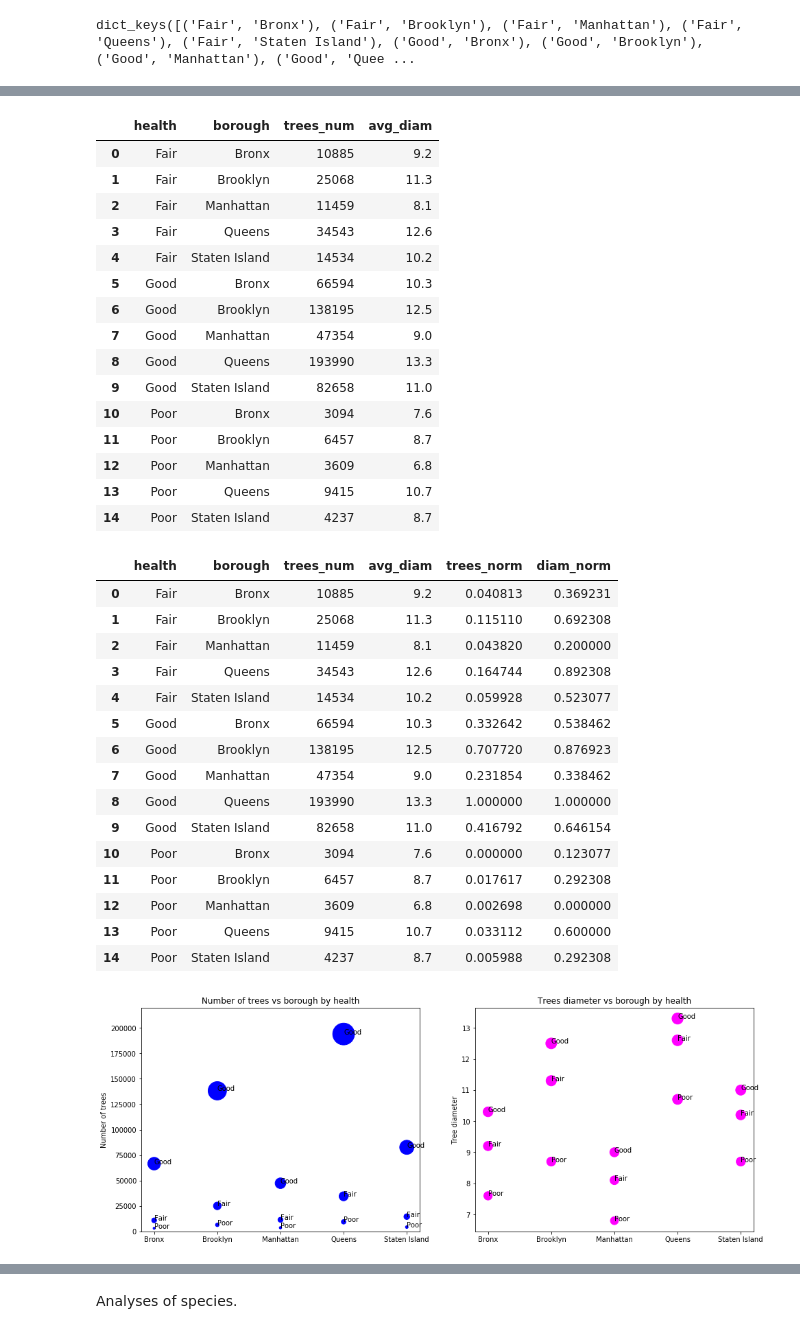
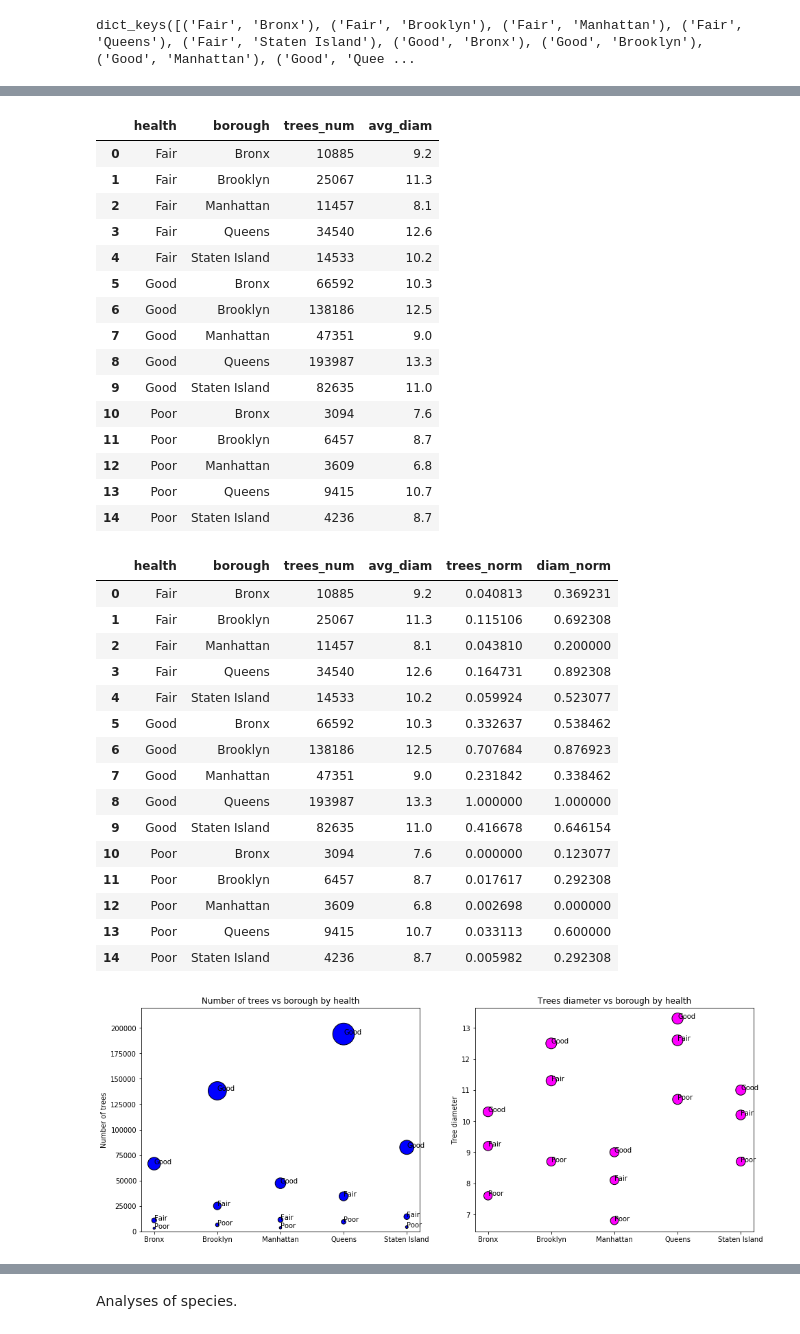
Before and after one commit to aspds18/Springboard_capstone1, a Jupyter notebook: Capstone1.ipynb, the cells around one changed output, grey strips where cells are left out. Drawn from its saved outputs; the diff is of its cells as text; code cells hidden in the pictures.

```diff
--- a/Capstone1.ipynb
+++ b/Capstone1.ipynb
@@ -110,7 +114,7 @@ longitude     652172 non-null float64
 dtypes: float64(2), int64(2), object(20)
 memory usage: 124.4+ MB
 # %%
-df.dropna(subset=['species','guards','sidewalk'],axis=0,inplace=True)
+df.dropna(subset=['species','guards','sidewalk','problems'],axis=0,inplace=True)
 df.info()
 # %% [output]
 <class 'pandas.core.frame.DataFrame'>
@@ -138,8 +142,3 @@ unique       232
 top         None
 freq      426276
 Name: problems, dtype: object
-# %%
-# Replace missing values in 'problems' column by most common entry.
-# Check that there are no missing values.
-df['problems'].fillna('None',inplace=True)
-df.info()
@@ -437,20 +427,20 @@ nd
 # %% [output]
 |  | health | borough | trees_num | avg_diam |
 | 0 | Fair | Bronx | 10885 | 9.2 |
-| 1 | Fair | Brooklyn | 25068 | 11.3 |
-| 2 | Fair | Manhattan | 11459 | 8.1 |
-| 3 | Fair | Queens | 34543 | 12.6 |
-| 4 | Fair | Staten Island | 14534 | 10.2 |
-| 5 | Good | Bronx | 66594 | 10.3 |
-| 6 | Good | Brooklyn | 138195 | 12.5 |
-| 7 | Good | Manhattan | 47354 | 9.0 |
-| 8 | Good | Queens | 193990 | 13.3 |
-| 9 | Good | Staten Island | 82658 | 11.0 |
+| 1 | Fair | Brooklyn | 25067 | 11.3 |
+| 2 | Fair | Manhattan | 11457 | 8.1 |
+| 3 | Fair | Queens | 34540 | 12.6 |
+| 4 | Fair | Staten Island | 14533 | 10.2 |
+| 5 | Good | Bronx | 66592 | 10.3 |
+| 6 | Good | Brooklyn | 138186 | 12.5 |
+| 7 | Good | Manhattan | 47351 | 9.0 |
+| 8 | Good | Queens | 193987 | 13.3 |
+| 9 | Good | Staten Island | 82635 | 11.0 |
 | 10 | Poor | Bronx | 3094 | 7.6 |
 | 11 | Poor | Brooklyn | 6457 | 8.7 |
 | 12 | Poor | Manhattan | 3609 | 6.8 |
 | 13 | Poor | Queens | 9415 | 10.7 |
-| 14 | Poor | Staten Island | 4237 | 8.7 |
+| 14 | Poor | Staten Island | 4236 | 8.7 |
 # %%
 nd['trees_norm']=(nd['trees_num']-nd['trees_num'].min())/(nd['trees_num'].max()-nd['trees_num'].min())
 nd['diam_norm']=(nd['avg_diam']-nd['avg_diam'].min())/(nd['avg_diam'].max()-nd['avg_diam'].min())
@@ -458,34 +448,34 @@ nd
 # %% [output]
 |  | health | borough | trees_num | avg_diam | trees_norm | diam_norm |
 | 0 | Fair | Bronx | 10885 | 9.2 | 0.040813 | 0.369231 |
-| 1 | Fair | Brooklyn | 25068 | 11.3 | 0.115110 | 0.692308 |
-| 2 | Fair | Manhattan | 11459 | 8.1 | 0.043820 | 0.200000 |
-| 3 | Fair | Queens | 34543 | 12.6 | 0.164744 | 0.892308 |
-| 4 | Fair | Staten Island | 14534 | 10.2 | 0.059928 | 0.523077 |
-| 5 | Good | Bronx | 66594 | 10.3 | 0.332642 | 0.538462 |
-| 6 | Good | Brooklyn | 138195 | 12.5 | 0.707720 | 0.876923 |
-| 7 | Good | Manhattan | 47354 | 9.0 | 0.231854 | 0.338462 |
-| 8 | Good | Queens | 193990 | 13.3 | 1.000000 | 1.000000 |
-| 9 | Good | Staten Island | 82658 | 11.0 | 0.416792 | 0.646154 |
+| 1 | Fair | Brooklyn | 25067 | 11.3 | 0.115106 | 0.692308 |
+| 2 | Fair | Manhattan | 11457 | 8.1 | 0.043810 | 0.200000 |
+| 3 | Fair | Queens | 34540 | 12.6 | 0.164731 | 0.892308 |
+| 4 | Fair | Staten Island | 14533 | 10.2 | 0.059924 | 0.523077 |
+| 5 | Good | Bronx | 66592 | 10.3 | 0.332637 | 0.538462 |
+| 6 | Good | Brooklyn | 138186 | 12.5 | 0.707684 | 0.876923 |
+| 7 | Good | Manhattan | 47351 | 9.0 | 0.231842 | 0.338462 |
+| 8 | Good | Queens | 193987 | 13.3 | 1.000000 | 1.000000 |
+| 9 | Good | Staten Island | 82635 | 11.0 | 0.416678 | 0.646154 |
 | 10 | Poor | Bronx | 3094 | 7.6 | 0.000000 | 0.123077 |
 | 11 | Poor | Brooklyn | 6457 | 8.7 | 0.017617 | 0.292308 |
 | 12 | Poor | Manhattan | 3609 | 6.8 | 0.002698 | 0.000000 |
-| 13 | Poor | Queens | 9415 | 10.7 | 0.033112 | 0.600000 |
-| 14 | Poor | Staten Island | 4237 | 8.7 | 0.005988 | 0.292308 |
+| 13 | Poor | Queens | 9415 | 10.7 | 0.033113 | 0.600000 |
+| 14 | Poor | Staten Island | 4236 | 8.7 | 0.005982 | 0.292308 |
 # %%
 plt.figure(figsize=(16,6))
 plt.subplot(1,2,1)
-plt.scatter(nd.borough,nd['trees_num'], s = nd['trees_norm']*1000+10, c='blue')
+plt.scatter(nd.borough,nd['trees_num'], s = nd['trees_norm']*1000+10, c='blue', linewidths=1,edgecolors='k')
 plt.title('Number of trees vs borough by health')
 plt.ylabel('Number of trees')
 plt.ylim([0,220000])
 for i in nd.index:
     plt.annotate(nd.health[i],xy=(nd.borough[i],nd['trees_num'][i]))
 plt.subplot(1,2,2)
-plt.scatter(nd.borough,nd['avg_diam'],  s = nd['avg_diam']*20, c='magenta')
+plt.scatter(nd.borough,nd['avg_diam'],  s = nd['avg_diam']*20, c='magenta', linewidths=1, edgecolors='k')
 plt.title('Trees diameter vs borough by health')
 plt.ylabel('Tree diameter')
 for i in nd.index:
     plt.annotate(nd.health[i],xy=(nd.borough[i],nd['avg_diam'][i]))
 # %% [output]
-[figure, old version]
+[figure, new version]
```
Also changed, not shown: parts of 18 cells of this notebook.
